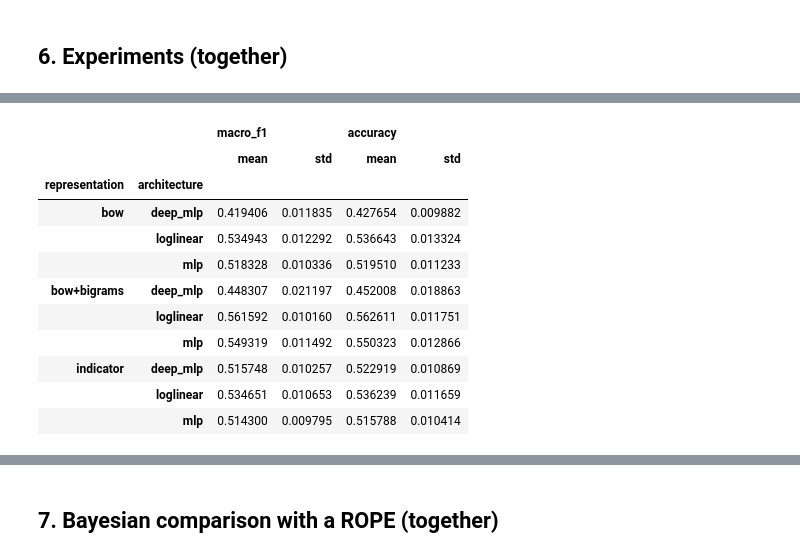
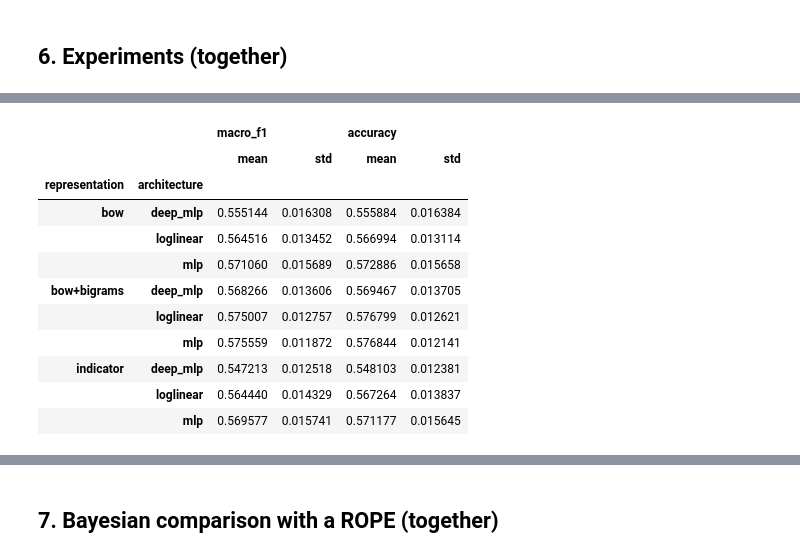
Before and after one commit to brittmerkus/nlp-project, a Jupyter notebook: project1.ipynb, the cells around one changed output, grey strips where cells are left out. Drawn from its saved outputs; the diff is of its cells as text; code cells hidden in the pictures.

Commit message:
New run results

```diff
--- a/project1.ipynb
+++ b/project1.ipynb
@@ -67,12 +77,3 @@ fold 4: 1486 texts, per class [206, 240, 217, 203, 199, 200, 221]
 BPE tokeniser trained with the tutorial's `train_tokenizer` on the ISEAR texts themselves (~165k words is enough for a small vocabulary). It uses no labels, so training on all texts does not leak label information (the tutorial does the same).
 
 To choose the vocabulary size, we compare how finely each size splits words: a good size keeps frequent words, such as emotion words, whole without making the vocabulary huge.
-# %%
-texts = [text for text, _ in pairs]
-n_words = sum(len(t.split()) for t in texts)
-example = "I felt ashamed when I shouted at my girlfriend."
-
-for size in [500, 1000, 2000, 5000]:
-    tok = part1.experiment.train_tokenizer(texts, size, min_frequency=2)
-    n_tokens = sum(len(tok.encode(t).ids) for t in texts)
-    print(f"{size:>5}: {n_tokens / n_words:.2f} tokens per word | {tok.encode(example).tokens}")
@@ -93,6 +132,8 @@ for size in [500, 1000, 2000, 5000]:
 # %%
-vocab_size = 1000  # same as tutorial (500 is too small and with 2000 puctuation gets glued on the words)
-tokenizer = part1.experiment.train_tokenizer(texts, vocab_size, min_frequency=2)
+print("maximum vocabulary size:", make_tokenizer(32000).get_vocab_size())
+
+vocab_size = 4000
+tokenizer = make_tokenizer(vocab_size)
 tokenizer.save(f"{results_folder}/bpe_vs{vocab_size}.json")
 print(tokenizer.encode(example).tokens)
 # %% [output]
@@ -300,7 +358,9 @@ class MLP:
 # %% [markdown]
 ## 6. Experiments (together)
 # %%
+import os
 import time
+from joblib import Parallel, delayed
 
 def macro_f1(y_true, y_pred, K=7):
     y_true, y_pred = np.asarray(y_true), np.asarray(y_pred)
@@ -335,30 +395,39 @@ preds_path = results_folder / "predictions.csv"
 rows = pd.read_csv(results_path).to_dict("records") if results_path.exists() else []
 done = {(r["representation"], r["architecture"], r["seed"], r["fold"]) for r in rows}
 
-for rep, enc in encoders.items():
-    X = X_all[rep]
-    for arch, make_model in architectures.items():
-        for seed, cv in zip(seeds, cv_sets):
-            for fold, split in cv.items():
-                if (rep, arch, seed, fold) in done:
-                    continue
-                t0 = time.time()
-                tr = [row_of[t] for t, _ in split["training"]]
-                va = [row_of[t] for t, _ in split["validation"]]
-                model = make_model(enc)
-                model.train(X[tr], y_all[tr])
-                y_true, y_pred = y_all[va], model.predict_ids(X[va])
+def run_one(rep, arch, seed, fold, X, tr, va):
+    """Train and evaluate one system on one fold. Runs in a separate process."""
+    t0 = time.time()
+    model = architectures[arch](None)  # the encoder is only needed for predict(text), not here
+    model.train(X[tr], y_all[tr])
+    y_true, y_pred = y_all[va], model.predict_ids(X[va])
+    row = dict(representation=rep, architecture=arch, seed=seed, fold=fold,
+               macro_f1=macro_f1(y_true, y_pred), accuracy=float(np.mean(y_true == y_pred)),
+               epochs=model.epochs_run, status=model.status, seconds=round(time.time() - t0, 1))
+    preds = pd.DataFrame(dict(representation=rep, architecture=arch, seed=seed, fold=fold,
+                              row=va, y_true=y_true, y_pred=y_pred))
+    return row, preds
 
-                pd.DataFrame(dict(representation=rep, architecture=arch, seed=seed, fold=fold,
-                                  row=va, y_true=y_true, y_pred=y_pred)
-                             ).to_csv(preds_path, mode="a", header=not preds_path.exists(), index=False)
-                rows.append(dict(representation=rep, architecture=arch, seed=seed, fold=fold,
-                                 macro_f1=macro_f1(y_true, y_pred),
-                                 accuracy=float(np.mean(y_true == y_pred)),
-                                 epochs=model.epochs_run))
-                pd.DataFrame(rows).to_csv(results_path, index=False)
-                print(f"{rep:>12} | {arch:>9} | seed {seed} fold {fold}: "
-                      f"F1 {rows[-1]['macro_f1']:.3f} ({time.time() - t0:.1f}s)")
+jobs = [(rep, arch, seed, fold,
+         [row_of[t] for t, _ in split["training"]], [row_of[t] for t, _ in split["validation"]])
+        for rep in encoders for arch in architectures
+        for seed, cv in zip(seeds, cv_sets) for fold, split in cv.items()
+        if (rep, arch, seed, fold) not in done]
+jobs.sort(key=lambda j: (j[0] != "bow+bigrams", j[1] == "loglinear"))  # slowest first
+
+n_jobs = max(1, os.cpu_count() - 1)  # leave one core for the system
+print(f"{len(jobs)} runs to do, {n_jobs} in parallel")
+
+start = time.time()
+for row, preds in Parallel(n_jobs=n_jobs, return_as="generator_unordered")(
+        delayed(run_one)(rep, arch, seed, fold, X_all[rep], tr, va)
+        for rep, arch, seed, fold, tr, va in jobs):
+    preds.to_csv(preds_path, mode="a", header=not preds_path.exists(), index=False)
+    rows.append(row)
+    pd.DataFrame(rows).to_csv(results_path, index=False)
+    print(f"[{(time.time() - start) / 60:5.1f} min] {row['representation']:>12} | {row['architecture']:>9} | "
+          f"seed {row['seed']} fold {row['fold']}: acc {row['accuracy']:.3f}, F1 {row['macro_f1']:.3f}, "
+          f"{row['status']} after {row['epochs']} epochs ({row['seconds']}s)")
 
 results = pd.DataFrame(rows)
 results.groupby(["representation", "architecture"])[["macro_f1", "accuracy"]].agg(["mean", "std"])
@@ -383,12 +452,12 @@ results.groupby(["representation", "architecture"])[["macro_f1", "accuracy"]].ag
 |  |  | macro_f1 |  | accuracy |  |
 |  |  | mean | std | mean | std |
 | representation | architecture |  |  |  |  |
-| bow | deep_mlp | 0.419406 | 0.011835 | 0.427654 | 0.009882 |
-|  | loglinear | 0.534943 | 0.012292 | 0.536643 | 0.013324 |
-|  | mlp | 0.518328 | 0.010336 | 0.519510 | 0.011233 |
-| bow+bigrams | deep_mlp | 0.448307 | 0.021197 | 0.452008 | 0.018863 |
-|  | loglinear | 0.561592 | 0.010160 | 0.562611 | 0.011751 |
-|  | mlp | 0.549319 | 0.011492 | 0.550323 | 0.012866 |
-| indicator | deep_mlp | 0.515748 | 0.010257 | 0.522919 | 0.010869 |
-|  | loglinear | 0.534651 | 0.010653 | 0.536239 | 0.011659 |
-|  | mlp | 0.514300 | 0.009795 | 0.515788 | 0.010414 |
+| bow | deep_mlp | 0.555144 | 0.016308 | 0.555884 | 0.016384 |
+|  | loglinear | 0.564516 | 0.013452 | 0.566994 | 0.013114 |
+|  | mlp | 0.571060 | 0.015689 | 0.572886 | 0.015658 |
+| bow+bigrams | deep_mlp | 0.568266 | 0.013606 | 0.569467 | 0.013705 |
+|  | loglinear | 0.575007 | 0.012757 | 0.576799 | 0.012621 |
+|  | mlp | 0.575559 | 0.011872 | 0.576844 | 0.012141 |
+| indicator | deep_mlp | 0.547213 | 0.012518 | 0.548103 | 0.012381 |
+|  | loglinear | 0.564440 | 0.014329 | 0.567264 | 0.013837 |
+|  | mlp | 0.569577 | 0.015741 | 0.571177 | 0.015645 |
```
Also changed, not shown: parts of 16 cells of this notebook, 7 other files.
